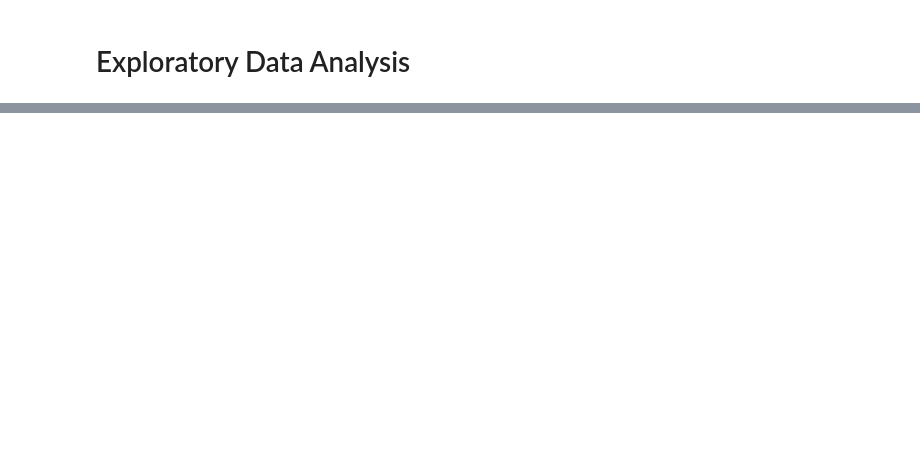
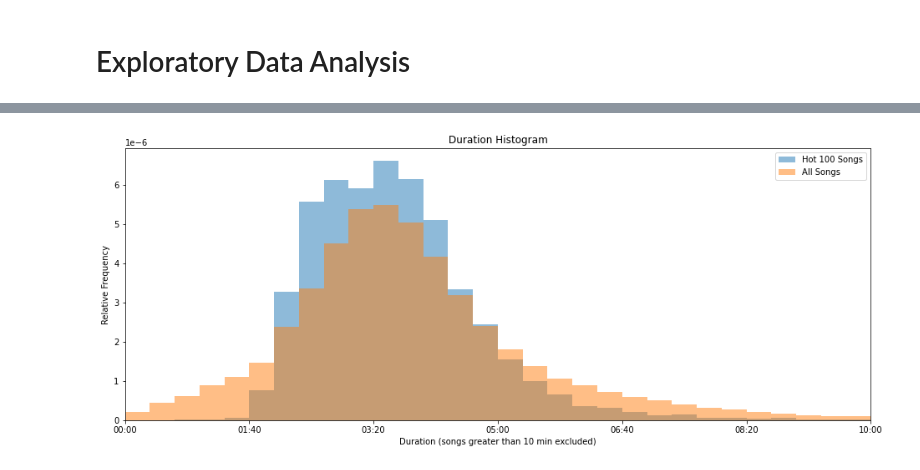
Before and after one commit to KevinCarr42/Billboard-100-Audio-Feature-Analytics, a Jupyter notebook: Kevin 820 3. Data Description.ipynb, the cells around one changed output, grey strips where cells are left out. Drawn from its saved outputs; the diff is of its cells as text; code cells hidden in the pictures; blank space fills up the shorter version.

Commit message:
histograms

```diff
--- a/Kevin 820 3. Data Description.ipynb
+++ b/Kevin 820 3. Data Description.ipynb
@@ -412,20 +366,0 @@ for feature in other_features:
-# %%
-# instrumentalness needs to share the x-axis
-
-plt.figure(figsize=(16, 6))
-
-bins = 100
-maxx = df_10M['duration_ms'].max()
-maxx = round(maxx, ndigits=-7)
-bins = [x for x in range(bins) * maxx / bins]
-
-plt.hist(df_B100_songs_AF['duration_ms'], bins, alpha=0.5, label='Hot 100 Songs', density=True)
-plt.hist(df_10M['duration_ms'], bins, alpha=0.5, label='All Songs', density=True)
-
-plt.title('Duration (ms) Histogram')
-plt.xlabel('Duration (ms) Histogram')
-plt.legend(loc='upper right')
-# plt.yscale('log')  # looks less clear with log plot
-plt.ylabel('Relative Frequency')
-
-plt.show(feature.title())
@@ -433,0 +416,27 @@ plt.show(feature.title())
+# %%
+# duration_ms needs to share the x-axis
+
+fig, ax = plt.subplots(figsize=(16, 6))
+
+bins = 1000
+maxx = df_10M['duration_ms'].max()
+maxx = round(maxx, ndigits=-7)
+increment = maxx / bins  # need to do this first or get integer wrap around error
+bins = [x for x in range(bins) * increment]
+
+plt.hist(df_B100_songs_AF['duration_ms'], bins, alpha=0.5, label='Hot 100 Songs', density=True)
+plt.hist(df_10M['duration_ms'], bins, alpha=0.5, label='All Songs', density=True)
+
+plt.title('Duration Histogram')
+plt.xlabel('Duration (songs greater than 10 min excluded)')
+plt.legend(loc='upper right')
+plt.ylabel('Relative Frequency')
+ax.set_xlim((0, 600000))
+
+# https://stackoverflow.com/questions/40395227/minute-and-second-format-for-x-label-of-matplotlib
+formatter = mpl.ticker.FuncFormatter(lambda ms, x: time.strftime('%M:%S', time.gmtime(ms // 1000)))
+ax.xaxis.set_major_formatter(formatter)
+
+plt.show(feature.title())
+# %% [output]
+[figure, added]
```
Also changed, not shown: parts of 13 cells of this notebook.
